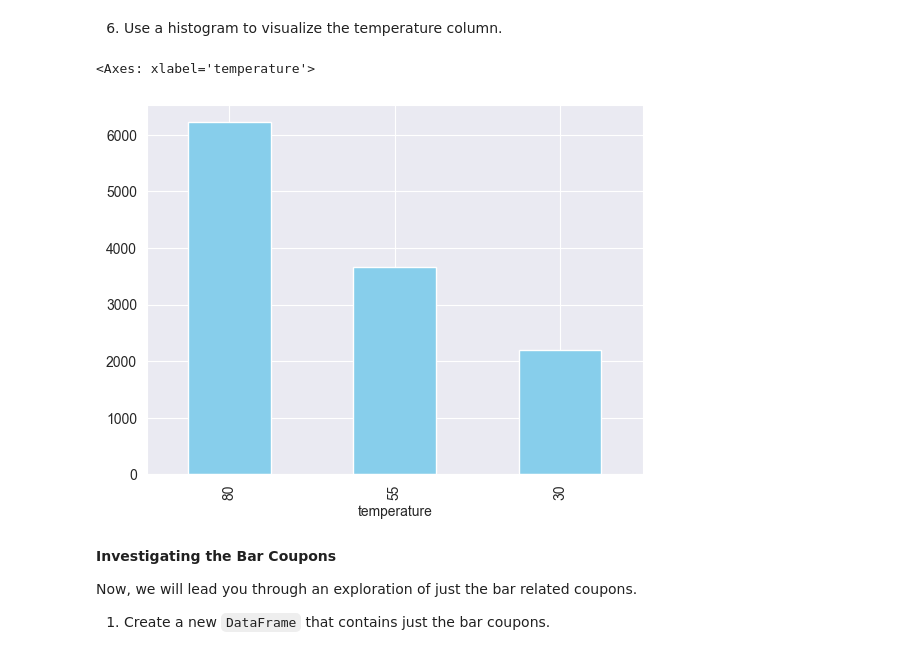
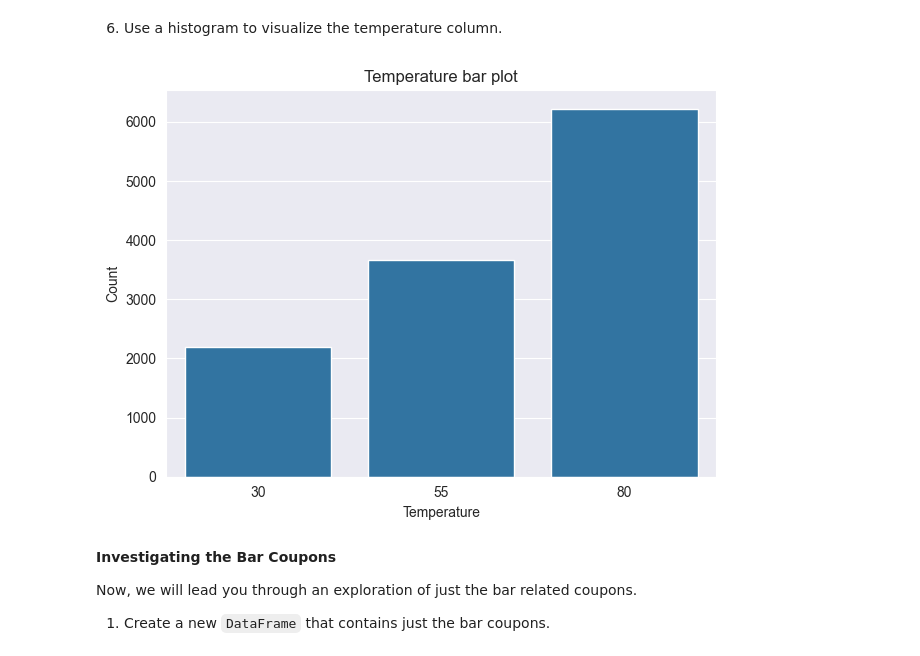
Before and after one commit to pallaviagarwal/assignment5_1, a Jupyter notebook: prompt.ipynb, the cells around one changed output. Saved outputs shown, nothing was run; the diff lists cells and outputs as text; code cells hidden in the pictures.

```diff
--- a/prompt.ipynb
+++ b/prompt.ipynb
@@ -150,11 +167,15 @@ Name: count, dtype: int64
 # %% [markdown]
 6. Use a histogram to visualize the temperature column.
-# %%
-temperature_counts = data['temperature'].value_counts()
-temperature_counts.plot(kind='bar', color='skyblue')
-# %% [output]
-<Axes: xlabel='temperature'>
-[figure, removed]
+# %%
+temperature_counts = data['temperature'].value_counts()
+sns.barplot(temperature_counts)
+plt.title('Temperature bar plot')
+plt.ylabel('Count')
+plt.xlabel('Temperature')
+plt.tight_layout()
+plt.show()
+# %% [output]
+[figure, added]
 # %% [markdown]
 **Investigating the Bar Coupons**
 
```
Also changed, not shown: parts of 13 cells of this notebook, 1 other file.
